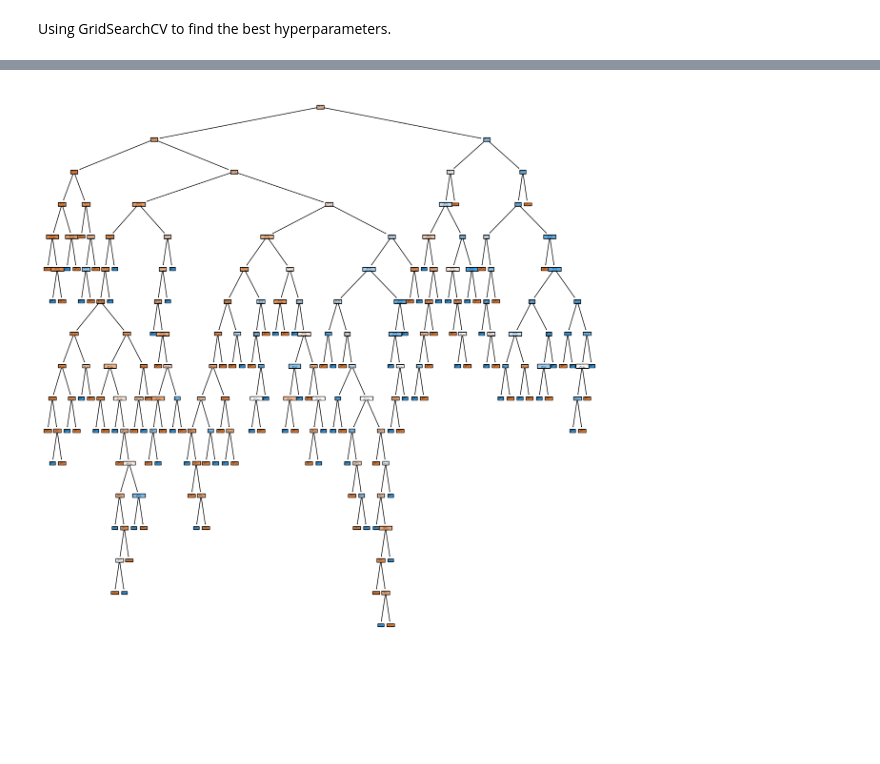
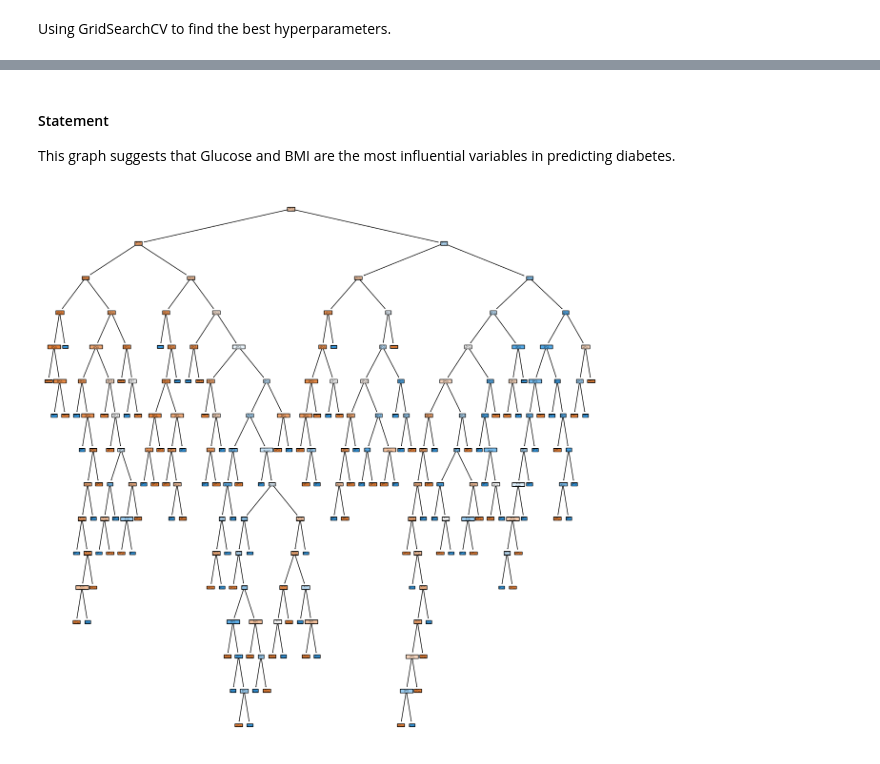
Before and after one commit to RitaViegas/RitaViegas---Decision-Tree-Project--main, a Jupyter notebook: src/explore.ipynb, the cells around one changed output, grey strips where cells are left out. Cells and saved outputs as stored; diff of their text form; code cells hidden in the pictures; blank space fills up the shorter version.

```diff
--- a/src/explore.ipynb
+++ b/src/explore.ipynb
@@ -777,11 +774,15 @@ plt.show()
+# %% [markdown]
+#### Statement
+
+This graph suggests that Glucose and BMI are the most influential variables in predicting diabetes.
 # %%
 fig = plt.figure(figsize=(15,15))
 
-tree.plot_tree(DecisionTree_model, feature_names = list(X_train.columns), class_names = ["Non-Diabetic", "Diabetic"], filled = True)
+tree.plot_tree(DecisionTree_model, feature_names = X_train_with_outliers_sel.columns, class_names = ["Non-Diabetic", "Diabetic"], filled = True)
 
 plt.show()
 # %% [output]
-[figure, old version]
+[figure, new version]
 # %%
 plt.figure(figsize=(8, 6))
 sns.heatmap(confusion_matrix(y_test, y_pred_best), annot=True, fmt="d", cmap="Blues", xticklabels=["Non-Diabetic", "Diabetic"], yticklabels=["Non-Diabetic", "Diabetic"])
```
Also changed, not shown: parts of 12 cells of this notebook, 26 other files.
